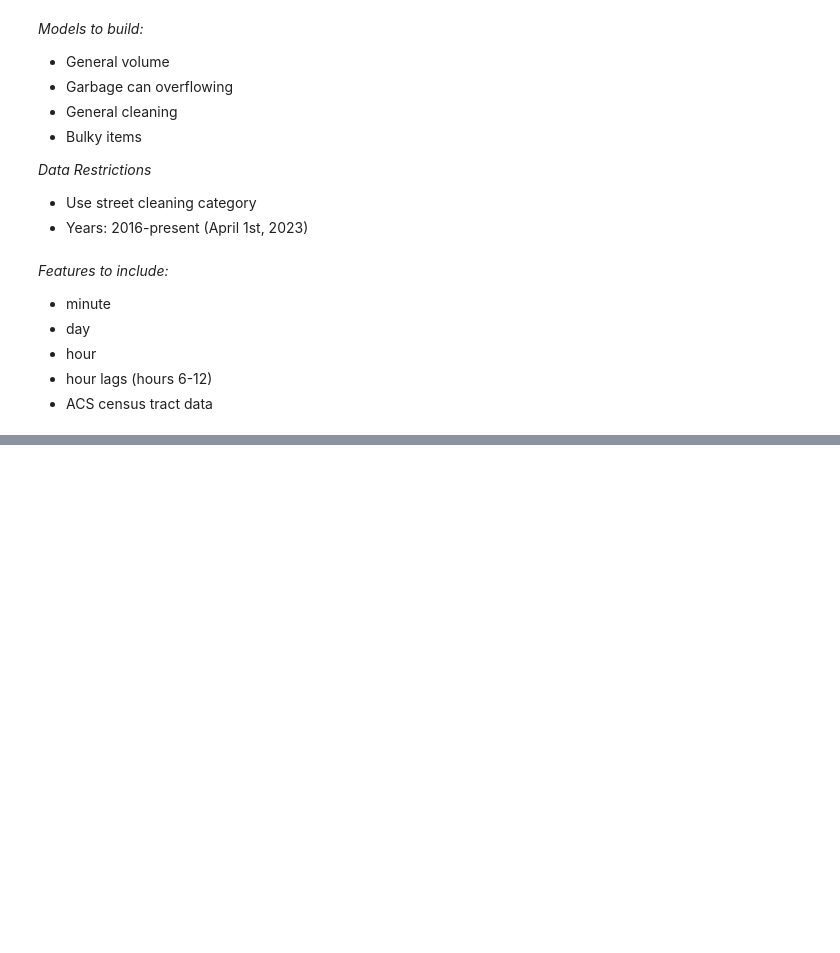
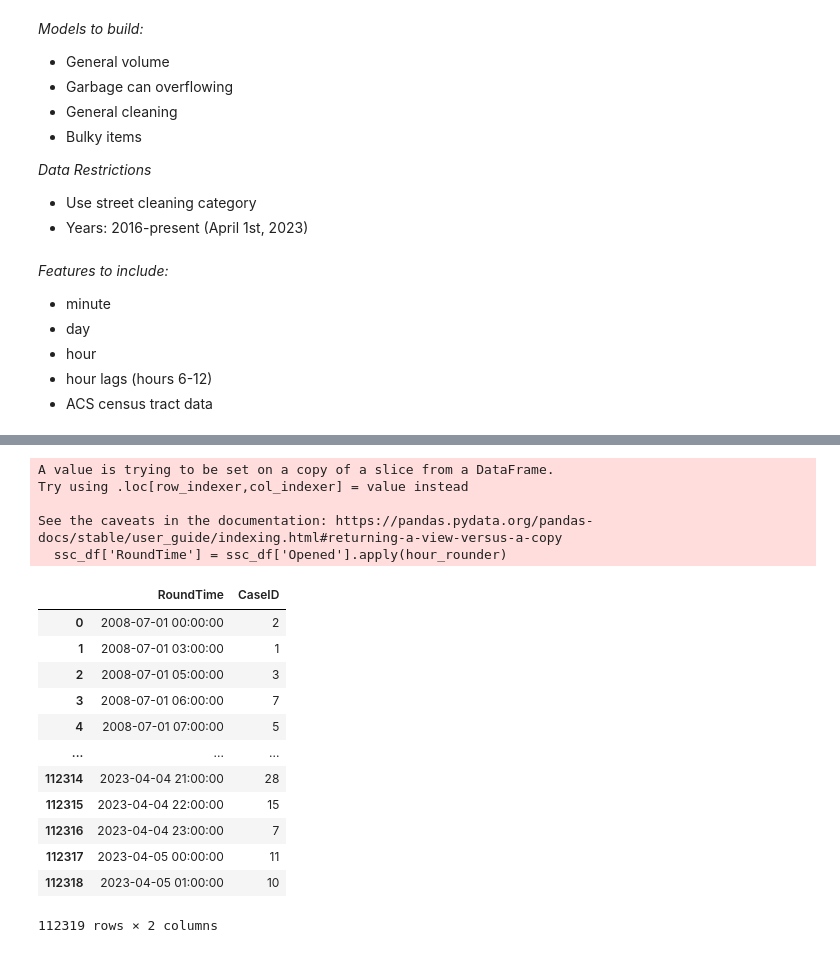
Before and after one commit to peter-amerkhanian/San-Francisco-Service-Analysis, a Jupyter notebook: Final_Project_Jared.ipynb, the cells around one changed output, grey strips where cells are left out. Cells and saved outputs as stored; diff of their text form; code cells hidden in the pictures; blank space fills up the shorter version.

```diff
--- a/Final_Project_Jared.ipynb
+++ b/Final_Project_Jared.ipynb
@@ -235,0 +219,8 @@ See the caveats in the documentation: https://pandas.pydata.org/pandas-docs/stab
+# %%
+ssc_df['RoundTime'] = ssc_df['Opened'].apply(hour_rounder)
+# %% [output]
+A value is trying to be set on a copy of a slice from a DataFrame.
+Try using .loc[row_indexer,col_indexer] = value instead
+
+See the caveats in the documentation: https://pandas.pydata.org/pandas-docs/stable/user_guide/indexing.html#returning-a-view-versus-a-copy
+  ssc_df['RoundTime'] = ssc_df['Opened'].apply(hour_rounder)
@@ -235,0 +229,16 @@ See the caveats in the documentation: https://pandas.pydata.org/pandas-docs/stab
+# %%
+hourly_count.reset_index()
+# %% [output]
+|  | RoundTime | CaseID |
+| 0 | 2008-07-01 00:00:00 | 2 |
+| 1 | 2008-07-01 03:00:00 | 1 |
+| 2 | 2008-07-01 05:00:00 | 3 |
+| 3 | 2008-07-01 06:00:00 | 7 |
+| 4 | 2008-07-01 07:00:00 | 5 |
+| ... | ... | ... |
+| 112314 | 2023-04-04 21:00:00 | 28 |
+| 112315 | 2023-04-04 22:00:00 | 15 |
+| 112316 | 2023-04-04 23:00:00 | 7 |
+| 112317 | 2023-04-05 00:00:00 | 11 |
+| 112318 | 2023-04-05 01:00:00 | 10 |
+112319 rows × 2 columns
```
Also changed, not shown: parts of 31 cells of this notebook, 1 other file.
